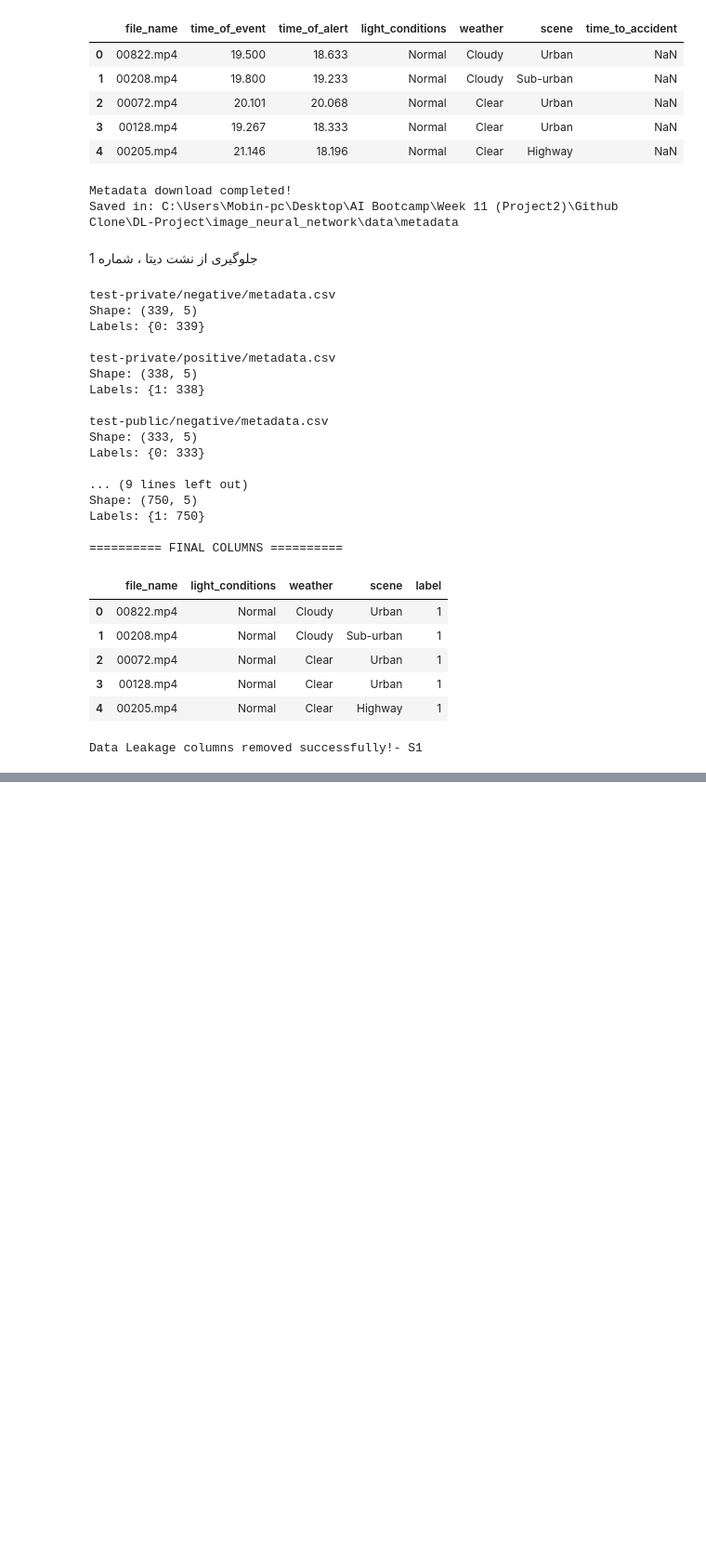
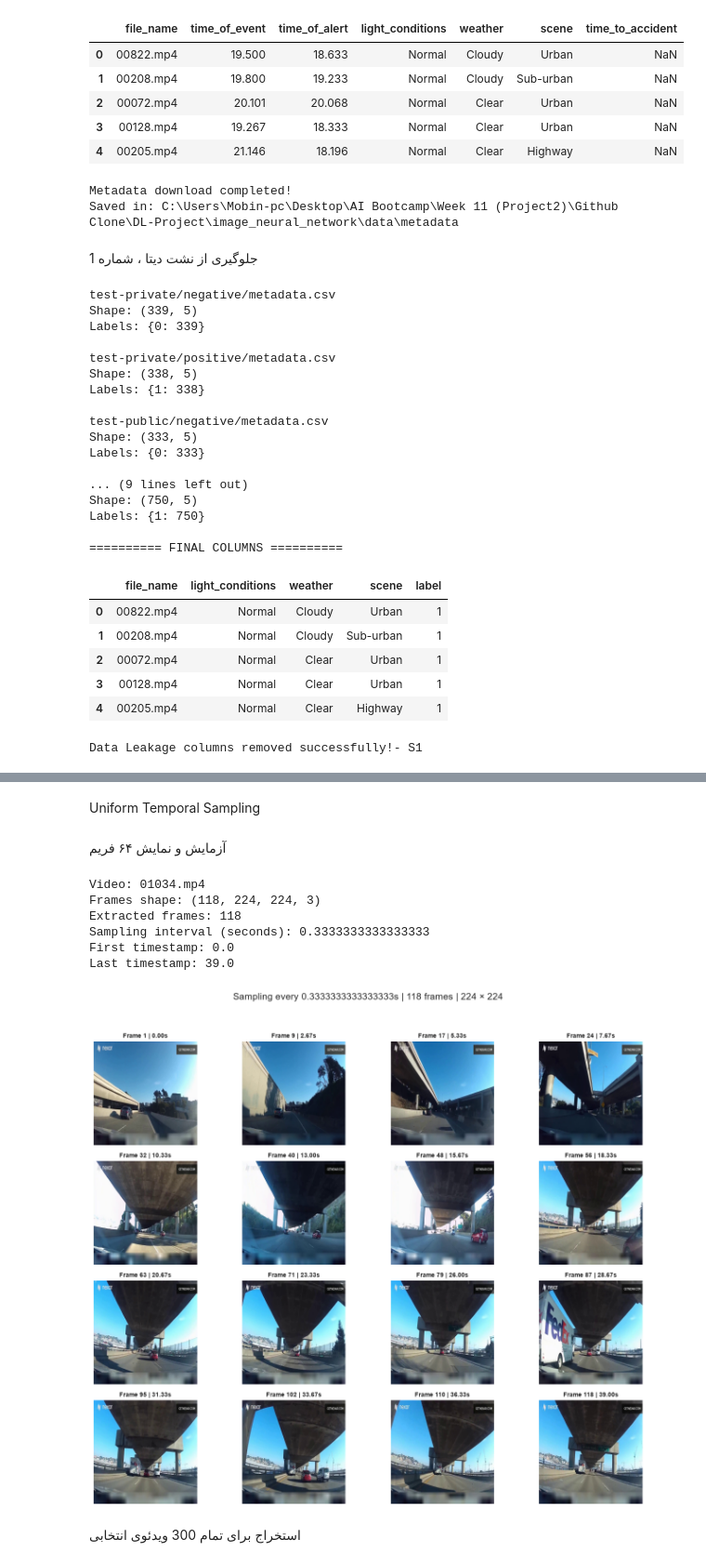
Before and after one commit to mahansafa/DL-Project, a Jupyter notebook: image_neural_network/preprocess.ipynb, the cells around one changed output, grey strips where cells are left out. Shown at 93% size. Cells and saved outputs as stored; diff of their text form; code cells hidden in the pictures; blank space fills up the shorter version.

Commit message:
changed preprocess (300video-3FramePerSecond)

```diff
--- a/image_neural_network/preprocess.ipynb
+++ b/image_neural_network/preprocess.ipynb
@@ -869,0 +899,2 @@ plt.show()
+# %% [markdown]
+Uniform Temporal Sampling
@@ -869,0 +966,71 @@ plt.show()
+# %% [markdown]
+آزمایش و نمایش ۶۴ فریم
+# %%
+from huggingface_hub import hf_hub_download
+import numpy as np
+import pandas as pd
+import matplotlib.pyplot as plt
+
+REPO_ID = "nexar-ai/nexar_collision_prediction"
+
+# خواندن متادیتای ترین
+train_df = pd.read_csv("data/processed_v2/train_360.csv")
+
+# انتخاب یک ویدئوی مثبت برای بررسی
+sample = train_df[train_df["label"] == 1].iloc[0]
+
+# استفاده از ویدئوی کش‌شده یا دانلود آن
+video_path = hf_hub_download(
+    repo_id=REPO_ID,
+    repo_type="dataset",
+    filename=sample["video_path"],
+    local_dir="data/video_cache"
+)
+
+# استخراج با تابع جدید سلول ۱۷
+frames, timestamps, indices = extract_frames(video_path)
+
+print("Video:", sample["file_name"])
+print("Frames shape:", frames.shape)
+print("Extracted frames:", len(frames))
+print("Sampling interval (seconds):", FRAME_INTERVAL)
+print("First timestamp:", timestamps[0])
+print("Last timestamp:", timestamps[-1])
+
+assert frames.shape[1:] == (224, 224, 3)
+
+# نمایش حداکثر ۱۶ فریم از سراسر ویدئو
+shown = np.linspace(
+    0, len(frames) - 1, min(16, len(frames))
+).round().astype(int)
+
+fig, axes = plt.subplots(4, 4, figsize=(14, 12))
+
+for ax in axes.flat:
+    ax.axis("off")
+
+for ax, i in zip(axes.flat, shown):
+    ax.imshow(frames[i])
+    ax.set_title(
+        f"Frame {i + 1} | {timestamps[i]:.2f}s",
+        fontsize=10
+    )
+
+fig.suptitle(
+    f"Sampling every {FRAME_INTERVAL}s | "
+    f"{len(frames)} frames | 224 × 224",
+    fontsize=15
+)
+
+plt.tight_layout(rect=[0, 0, 1, 0.95])
+plt.show()
+# %% [output]
+Video: 01034.mp4
+Frames shape: (118, 224, 224, 3)
+Extracted frames: 118
+Sampling interval (seconds): 0.3333333333333333
+First timestamp: 0.0
+Last timestamp: 39.0
+[figure, added]
+# %% [markdown]
+استخراج برای تمام 300 ویدئوی انتخابی
```
Also changed, not shown: parts of 23 cells of this notebook.
